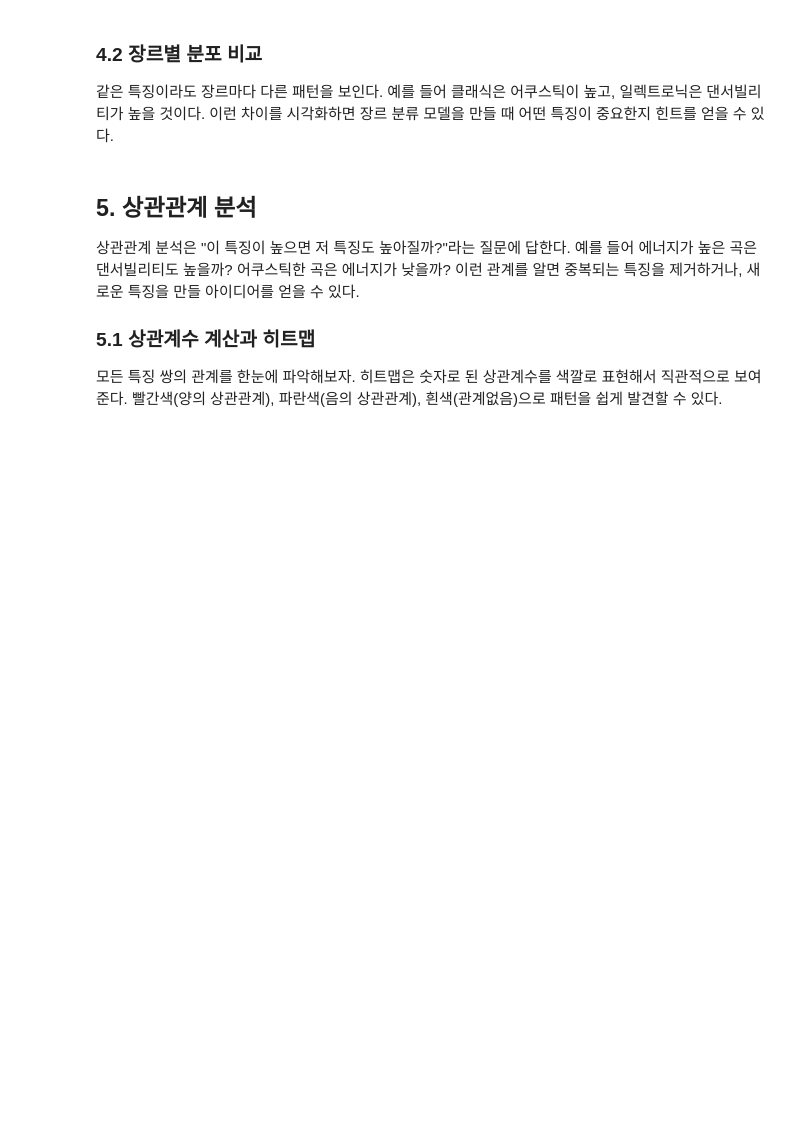
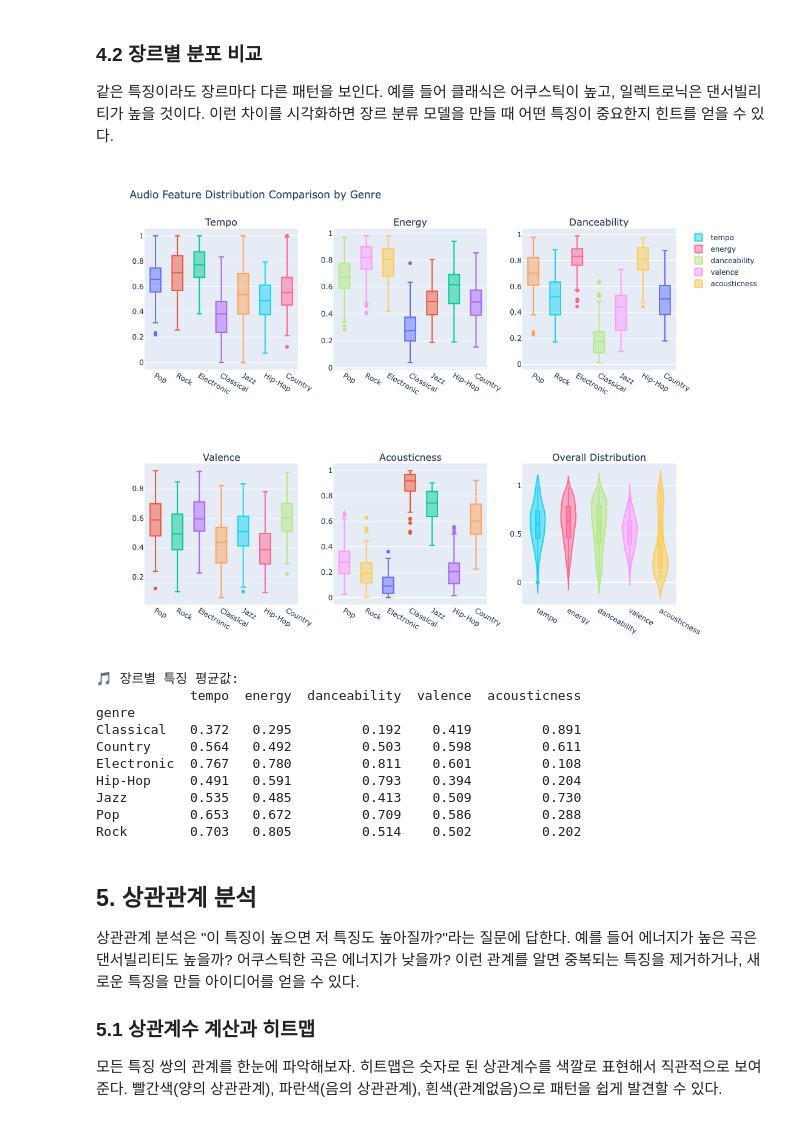
Before and after one commit to violett-zeit/sound-viz, a Jupyter notebook: lessons/04.ipynb, the cells around one changed output. Cells and saved outputs as stored; diff of their text form; code cells hidden in the pictures; blank space fills up the shorter version.

```diff
--- a/lessons/04.ipynb
+++ b/lessons/04.ipynb
@@ -269,34 +317,46 @@ fig = make_subplots(
 features_to_plot = ['tempo', 'energy', 'danceability', 'valence', 'acousticness']
 positions = [(1, 1), (1, 2), (1, 3), (2, 1), (2, 2)]
 
 # 각 특징에 대한 장르별 박스플롯
 for feature, (row, col) in zip(features_to_plot, positions):
     for genre in genres:
         genre_data = music_data[music_data['genre'] == genre][feature]
         fig.add_trace(
             go.Box(y=genre_data, name=genre, showlegend=False),
             row=row, col=col
         )
 
 # 전체 특징 비교를 위한 바이올린 플롯
 for i, feature in enumerate(features_to_plot):
     fig.add_trace(
         go.Violin(y=music_data[feature], name=feature, box_visible=True, meanline_visible=True),
         row=2, col=3
     )
 
 fig.update_layout(
-    title='장르별 음향 특징 분포 비교',
+    title='Audio Feature Distribution Comparison by Genre',
     height=800,
     showlegend=True
 )
 
 fig.show()
 
 # 장르별 평균값 비교
 genre_means = music_data.groupby('genre')[features_to_plot].mean()
 print("\n🎵 장르별 특징 평균값:")
 print(genre_means.round(3))
+# %% [output]
+[figure, added]
+🎵 장르별 특징 평균값:
+            tempo  energy  danceability  valence  acousticness
+genre
+Classical   0.372   0.295         0.192    0.419         0.891
+Country     0.564   0.492         0.503    0.598         0.611
+Electronic  0.767   0.780         0.811    0.601         0.108
+Hip-Hop     0.491   0.591         0.793    0.394         0.204
+Jazz        0.535   0.485         0.413    0.509         0.730
+Pop         0.653   0.672         0.709    0.586         0.288
+Rock        0.703   0.805         0.514    0.502         0.202
 # %% [markdown]
 ## 5. 상관관계 분석
 
```
Also changed, not shown: parts of 13 cells of this notebook, 6 other files.
